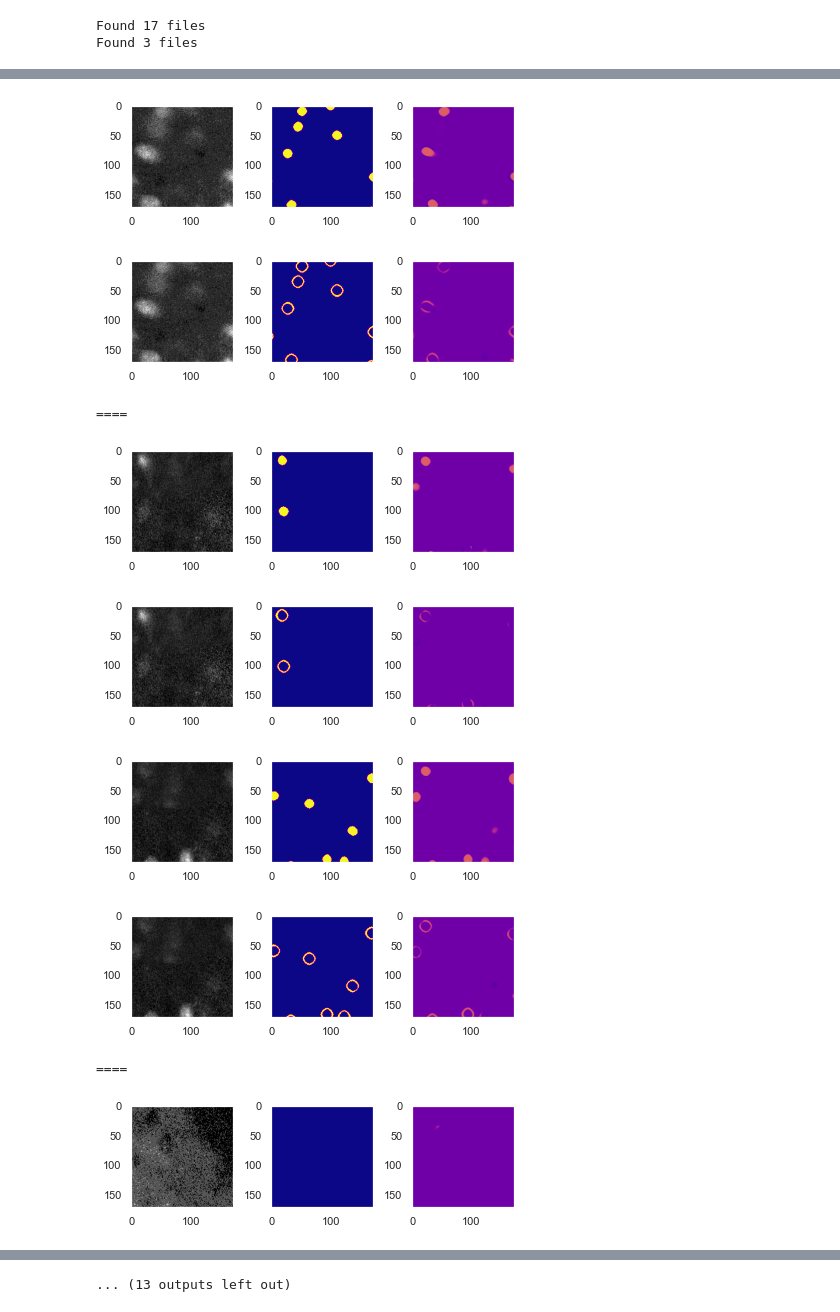
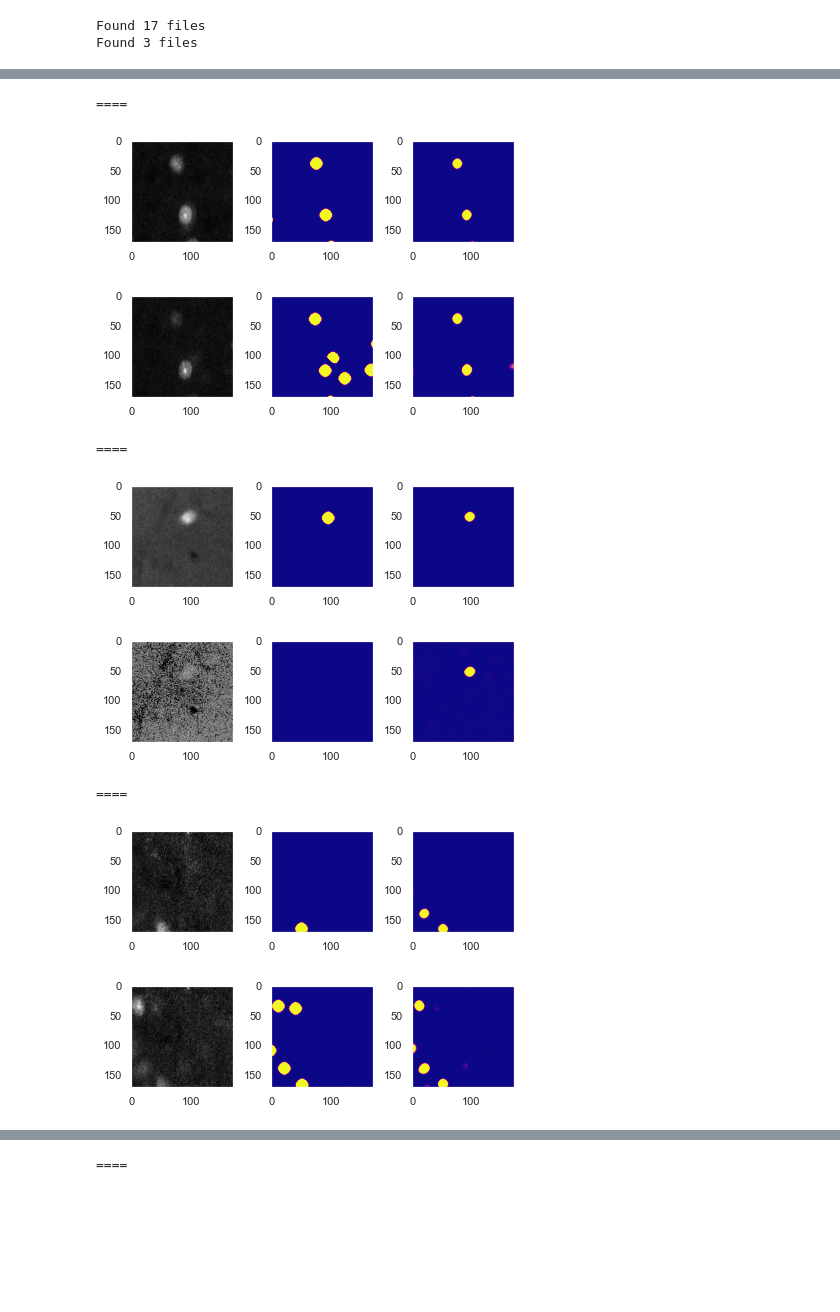
Before and after one commit to nal10/cellcount, a Jupyter notebook: refactor/notebooks/base_unet_datagen.ipynb, the cells around one changed output, grey strips where cells are left out. Saved outputs shown, nothing was run; the diff lists cells and outputs as text; code cells hidden in the pictures; blank space fills up the shorter version.

Commit message:
cross entropy loss + options for one_hot label output

```diff
--- a/refactor/notebooks/base_unet_datagen.ipynb
+++ b/refactor/notebooks/base_unet_datagen.ipynb
@@ -490,6 +491,7 @@ from pathlib import Path
 #Add path to parent folder for imports
 sys.path.append(str(Path.cwd().parent))
 
+import os
 import csv
 import torch
 torch.manual_seed(0)
@@ -503,10 +505,16 @@ patch_size=260
 train_pad = int(patch_size/2)
 n_batches_per_epoch=10
 num_samples = n_batches_per_epoch*batch_size
-val_num_samples = 400
+val_num_samples = 50
 im_path = '/home/rohan/Dropbox/AllenInstitute/CellCount/dat/raw/Unet_tiles_082020/'
 lbl_path = '/home/rohan/Dropbox/AllenInstitute/CellCount/dat/proc/Unet_tiles_082020/'
 
+result_path = '../'
+expt_name = 'testrun/'
+expt_path = Path(result_path + expt_name)
+expt_path.mkdir(parents=False, exist_ok=True)
+log_file = expt_path / 'log.csv'
+ckpt_file = lambda epoch: str(expt_path / f'{epoch}_ckpt.pt')
 
 np_transform = MyRandomFlip(p=1.0)
 transforms = Compose([My_RandomContrast(p=1.0,contrast_factor_list=[1.5]),
@@ -557,6 +565,7 @@ Found 17 files
 Found 3 files
 # %%
 model = UNet2()
+best_loss = np.inf
 optimizer = optim.Adam(model.parameters())
 mse = torch.nn.MSELoss()
 ce = torch.nn.CrossEntropyLoss()
@@ -640,32 +658,34 @@ plt.show()
 %matplotlib inline
 #Plot some examples in both channels [image: ground truth: prediction]
 for i in [0,1,2,3,4]:
-    for channel in [0,1]:
 
-        plt.subplot(131)
-        plt.imshow(tonumpy(crop_tensor(val_batch['im'].float(), outputs))[i,channel],cmap='gray')
-        plt.grid(False)
-        plt.subplot(132)
-        plt.imshow(tonumpy(val_target)[i,2+3*channel],vmax=1,vmin=0,cmap='plasma')
-        plt.grid(False)
-        plt.subplot(133)
-        plt.imshow(tonumpy(val_outputs)[i,2+3*channel],vmax=1,vmin=0,cmap='plasma')
-        plt.grid(False)
-        plt.tight_layout()
-        plt.show()
+    im = tonumpy(crop_tensor(val_batch['im'], val_xg))
+    cat = 2
 
-        plt.figure()
-        plt.subplot(131)
-        plt.imshow(tonumpy(crop_tensor(val_batch['im'].float(), outputs))[i,channel],cmap='gray')
-        plt.grid(False)
-        plt.subplot(132)
-        plt.imshow(tonumpy(val_target)[i,1+3*channel],vmax=1,vmin=0,cmap='plasma')
-        plt.grid(False)
-        plt.subplot(133)
-        plt.imshow(tonumpy(val_outputs)[i,1+3*channel],vmax=1,vmin=0,cmap='plasma')
-        plt.grid(False)
-        plt.tight_layout()
-        plt.show()
+    plt.subplot(131)
+    plt.imshow(im[i,0],cmap='gray')
+    plt.grid(False)
+    plt.subplot(132)
+    plt.imshow(tonumpy(val_target[:,0,...])[i],vmax=1,vmin=0,cmap='plasma')
+    plt.grid(False)
+    plt.subplot(133)
+    plt.imshow(tonumpy(val_xg)[i,cat],vmax=1,vmin=0,cmap='plasma')
+    plt.grid(False)
+    plt.tight_layout()
+    plt.show()
+
+    plt.figure()
+    plt.subplot(131)
+    plt.imshow(im[i,1],cmap='gray')
+    plt.grid(False)
+    plt.subplot(132)
+    plt.imshow(tonumpy(val_target[:,1,...])[i],vmax=1,vmin=0,cmap='plasma')
+    plt.grid(False)
+    plt.subplot(133)
+    plt.imshow(tonumpy(val_xr)[i,cat],vmax=1,vmin=0,cmap='plasma')
+    plt.grid(False)
+    plt.tight_layout()
+    plt.show()
 
     print('====\n')
 # %% [output]
@@ -674,9 +694,9 @@ for i in [0,1,2,3,4]:
+====
-[figure, old version]
+[figure, new version]
-[figure, old version]
+[figure, new version]
-====
+====
-[figure, old version]
+[figure, new version]
-[figure, old version]
+[figure, new version]
+====
-[figure, old version]
+[figure, new version]
-[figure, old version]
+[figure, new version]
-====
-[figure, removed]
@@ -684 +703 @@ for i in [0,1,2,3,4]:
-... (13 outputs left out)
+====
```
Also changed, not shown: parts of 16 cells of this notebook, 1 other file.
